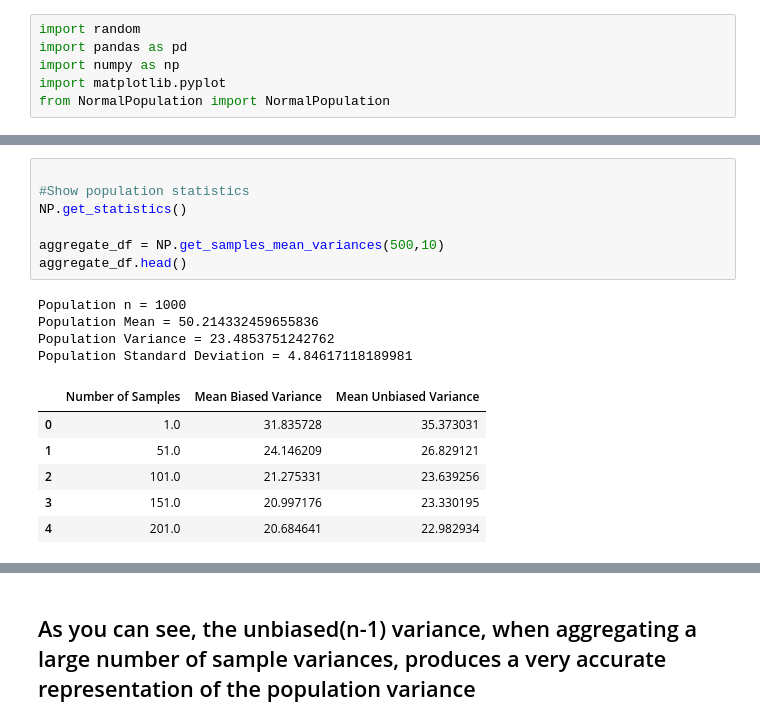
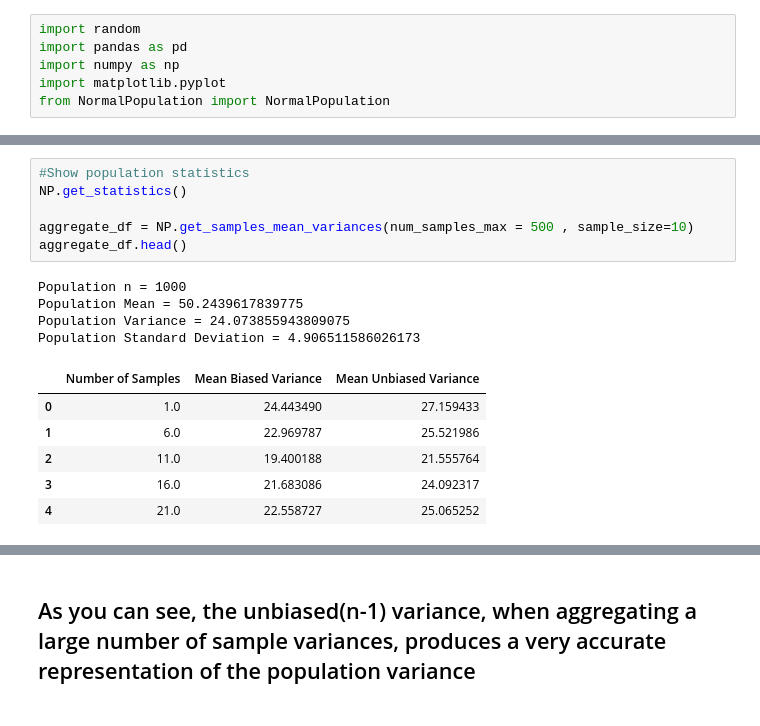
Before and after one commit to rikin409/Sample_Variance_Simulation, a Jupyter notebook: Bessels_Correction.ipynb, the cells around one changed output, grey strips where cells are left out. Saved outputs shown, nothing was run; the diff lists cells and outputs as text.

```diff
--- a/Bessels_Correction.ipynb
+++ b/Bessels_Correction.ipynb
@@ -22,21 +24,20 @@ NP.plot_population()
 # %%
-
 #Show population statistics
 NP.get_statistics()
 
-aggregate_df = NP.get_samples_mean_variances(500,10)
+aggregate_df = NP.get_samples_mean_variances(num_samples_max = 500 , sample_size=10)
 aggregate_df.head()
 # %% [output]
 Population n = 1000
-Population Mean = 50.214332459655836
-Population Variance = 23.4853751242762
-Population Standard Deviation = 4.84617118189981
+Population Mean = 50.2439617839775
+Population Variance = 24.073855943809075
+Population Standard Deviation = 4.906511586026173
 |  | Number of Samples | Mean Biased Variance | Mean Unbiased Variance |
-| 0 | 1.0 | 31.835728 | 35.373031 |
-| 1 | 51.0 | 24.146209 | 26.829121 |
-| 2 | 101.0 | 21.275331 | 23.639256 |
-| 3 | 151.0 | 20.997176 | 23.330195 |
-| 4 | 201.0 | 20.684641 | 22.982934 |
+| 0 | 1.0 | 24.443490 | 27.159433 |
+| 1 | 6.0 | 22.969787 | 25.521986 |
+| 2 | 11.0 | 19.400188 | 21.555764 |
+| 3 | 16.0 | 21.683086 | 24.092317 |
+| 4 | 21.0 | 22.558727 | 25.065252 |
 # %%
 #plot the biased variances
 fig = matplotlib.pyplot.figure(figsize = (15,10))
```
Also changed, not shown: parts of 5 cells of this notebook, 3 other files.
